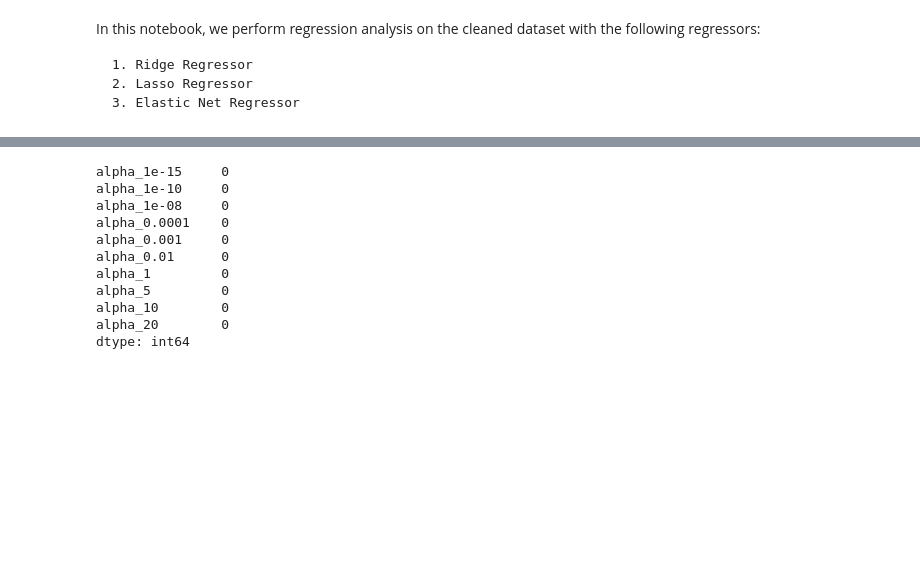
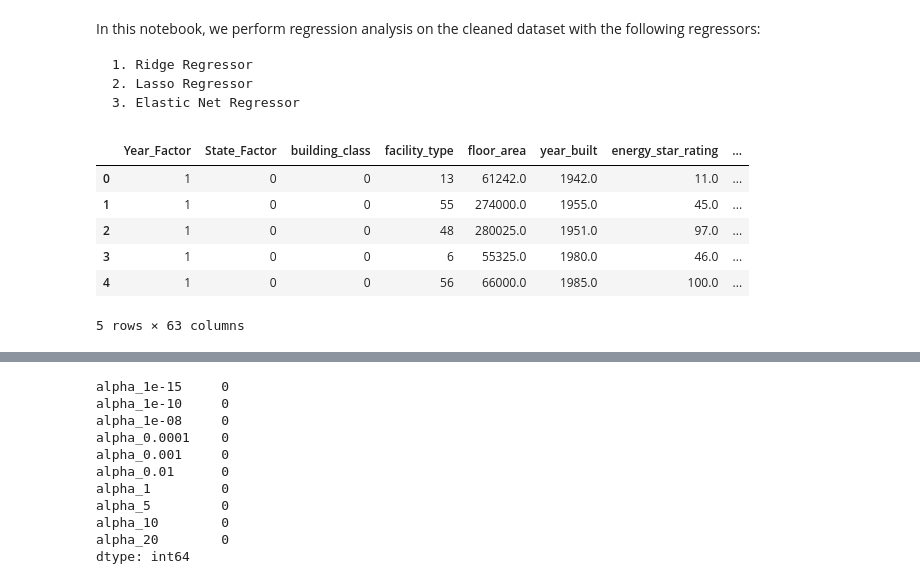
Before and after one commit to sumukhig/DS5110-Project-SiteEUI-Prediction, a Jupyter notebook: Regressors_1.ipynb, the cells around one changed output, grey strips where cells are left out. Cells and saved outputs as stored; diff of their text form; code cells hidden in the pictures; blank space fills up the shorter version.

```diff
--- a/Regressors_1.ipynb
+++ b/Regressors_1.ipynb
@@ -21,5 +23,14 @@ from sklearn.metrics import mean_squared_error
 from sklearn.metrics import r2_score
 # %%
 dfTrain = pd.read_csv("data/train_cleaned.csv")
-dfTest = pd.read_csv("data/test_cleaned.csv")
+
+dfTrain.head()
+# %% [output]
+|  | Year_Factor | State_Factor | building_class | facility_type | floor_area | year_built | energy_star_rating | ... |
+| 0 | 1 | 0 | 0 | 13 | 61242.0 | 1942.0 | 11.0 | ... |
+| 1 | 1 | 0 | 0 | 55 | 274000.0 | 1955.0 | 45.0 | ... |
+| 2 | 1 | 0 | 0 | 48 | 280025.0 | 1951.0 | 97.0 | ... |
+| 3 | 1 | 0 | 0 | 6 | 55325.0 | 1980.0 | 46.0 | ... |
+| 4 | 1 | 0 | 0 | 56 | 66000.0 | 1985.0 | 100.0 | ... |
+5 rows × 63 columns
 # %%
```
Also changed, not shown: parts of 11 cells of this notebook.
